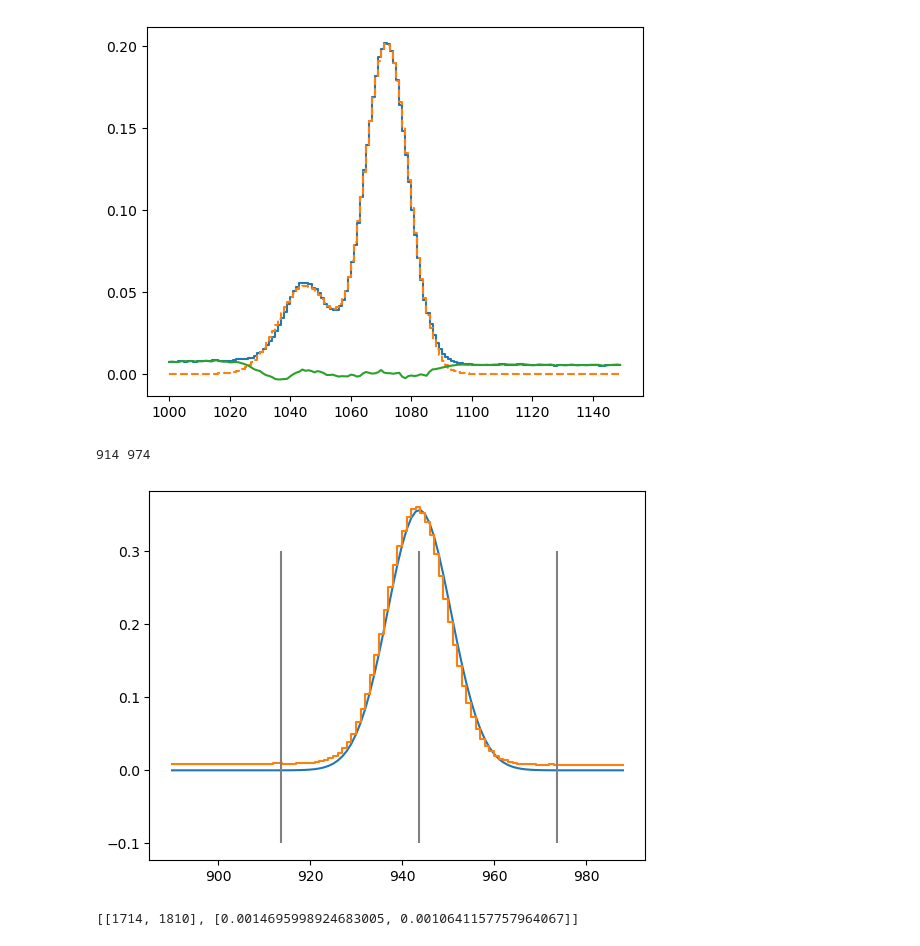
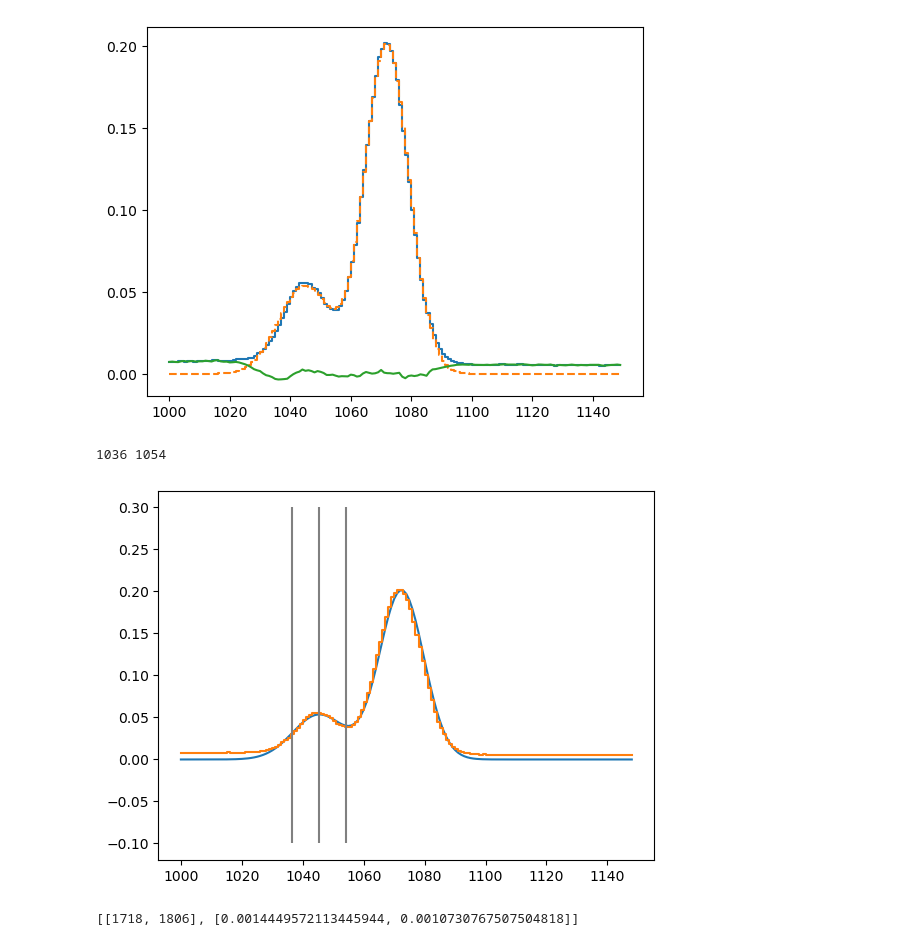
Before and after one commit to brynjarmorka/eds-analysis, a Jupyter notebook: src/week05_fitting_to_gaussian.ipynb, the cells around one changed output. Drawn from its saved outputs; the diff is of its cells as text; code cells hidden in the pictures.

Commit message:
improve bg removal and add simple plotly func

```diff
--- a/src/week05_fitting_to_gaussian.ipynb
+++ b/src/week05_fitting_to_gaussian.ipynb
@@ -18,5 +21,5 @@ from utils.gaussian_fitting import fit_peak_to_gaussian, fit_two_peaks_to_two_ga
 # %%
-arrays = get_multiple_data_arrays(filters=["GaAs_30kV"])
+arrays_Ga30 = get_multiple_data_arrays(filters=["GaAs_30kV"])
 arrays_Mo30 = get_multiple_data_arrays(filters=["Mo_30kV"])
 # %%
 start = 890
@@ -35,35 +37,34 @@ cov = fit_peak_to_gaussian(arrays, guess=945, start=start, stop=stop, give_xy=Fa
 # %%
 start = 1000
 stop = 1150
-arrays = get_multiple_data_arrays(filters=["GaAs_30kV"])
 x2048 = np.arange(0, 2048, 1) # evt ...arange(start, stop, 1)
 
-xy_est = fit_two_peaks_to_two_gaussians(arrays, [1045, 1075], start=start, stop=stop)
+xy_est = fit_two_peaks_to_two_gaussians(arrays_Ga30, [1045, 1075], start=start, stop=stop)
 
-plt.step(x2048[start:stop], arrays[0][1][start:stop])
+plt.step(x2048[start:stop], arrays_Ga30[0][1][start:stop])
 plt.step(xy_est[0], xy_est[1], "--")
-plt.plot(xy_est[0], arrays[0][1][start:stop]- xy_est[1], "-")
+plt.plot(xy_est[0], arrays_Ga30[0][1][start:stop]- xy_est[1], "-")
 
-xy_cov = fit_two_peaks_to_two_gaussians(arrays, [1045, 1075], start=start, stop=stop, give_xy=False)
+xy_cov = fit_two_peaks_to_two_gaussians(arrays_Ga30, [1045, 1075], start=start, stop=stop, give_xy=False)
 # %% [output]
 [figure]
 # %%
-y_raw = arrays[0][1]
+y_raw = arrays_Ga30[0][1]
 
 plt.plot(x2048[start:stop-1], xy_est[1][:-1])
 plt.step(x2048[start:stop-1], y_raw[start:stop-1])
 
-width = round(np.sqrt(cov[0][2]))
-top = cov[0][1]
+width = round(np.sqrt(xy_cov[0][1]))
+top = xy_cov[0][0]
 plt.vlines(top, -.1, .3, color='gray')
 plt.vlines(top - width*3, -.1, .3, color='gray')
 plt.vlines(top + width*3, -.1, .3, color='gray')
 
 left = round(top - width*3)
 right = round(top + width*3)
 print(left,right)
 # %% [output]
-914 974
+1036 1054
-[figure, old version]
+[figure, new version]
 # %%
 def plotly_fitting_plot(
@@ -126,14 +138,14 @@ def linear_background_fit_around_one_peak(arrays, peak_guess, plot=False):
 
     first_fit = fit_peak_to_gaussian(arrays, peak_guess, give_xy=False)
     xy_first_fit = fit_peak_to_gaussian(arrays, peak_guess, give_xy=True)
-    width = round(np.sqrt(first_fit[0][2]))
-    peak = round(first_fit[0][1])
-    width_times_3 = round(width*3)
-    avg_window = 10
-    left0 = peak - width_times_3 - avg_window
-    left1 = peak - width_times_3
-    right0 = peak + width_times_3
-    right1 = peak + width_times_3 + avg_window
+    width = round(first_fit[0][1])
+    peak = round(first_fit[0][0])
+    width_times_4 = width*4
+    avg_over_n_channels = 10
+    left0 = peak - width_times_4 - avg_over_n_channels
+    left1 = peak - width_times_4
+    right0 = peak + width_times_4
+    right1 = peak + width_times_4 + avg_over_n_channels
 
     y_raw = arrays[0][1]
 
@@ -145,13 +157,13 @@ def linear_background_fit_around_one_peak(arrays, peak_guess, plot=False):
     bg_line = [[left1, right0], [left_bg_y, right_bg_y]]
 
     if plot:
-        plotly_fitting_plot(arrays, xy_first_fit, [left0, left1, peak, right0, right1], bg_line=bg_line, start=peak-100, stop=peak+100)
+        plotly_fitting_plot(arrays, xy_first_fit, [left0, left1, peak, right0, right1], bg_line=bg_line)
 
     return bg_line
-linear_background_fit_around_one_peak(arrays, 945, plot=True)
+linear_background_fit_around_one_peak(arrays_Ga30, 945, plot=True)
 linear_background_fit_around_one_peak(arrays_Mo30, 1762, plot=True)
 # %% [output]
-[[1714, 1810], [0.0014695998924683005, 0.0010641157757964067]]
+[[1718, 1806], [0.0014449572113445944, 0.0010730767507504818]]
 # %%
 def gaussian_fit_with_bg_removal(arrays, peak_guess, plot=False, use_avg=True):
     # smt
```
Also changed, not shown: parts of 10 cells of this notebook, 2 other files.
